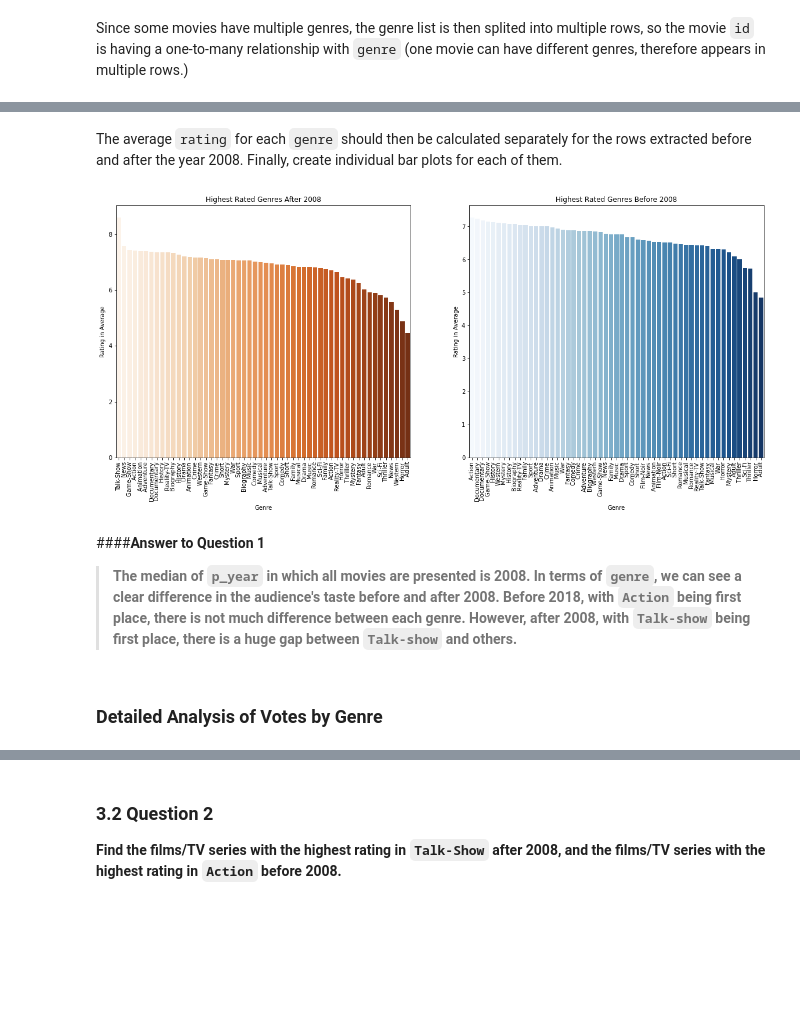
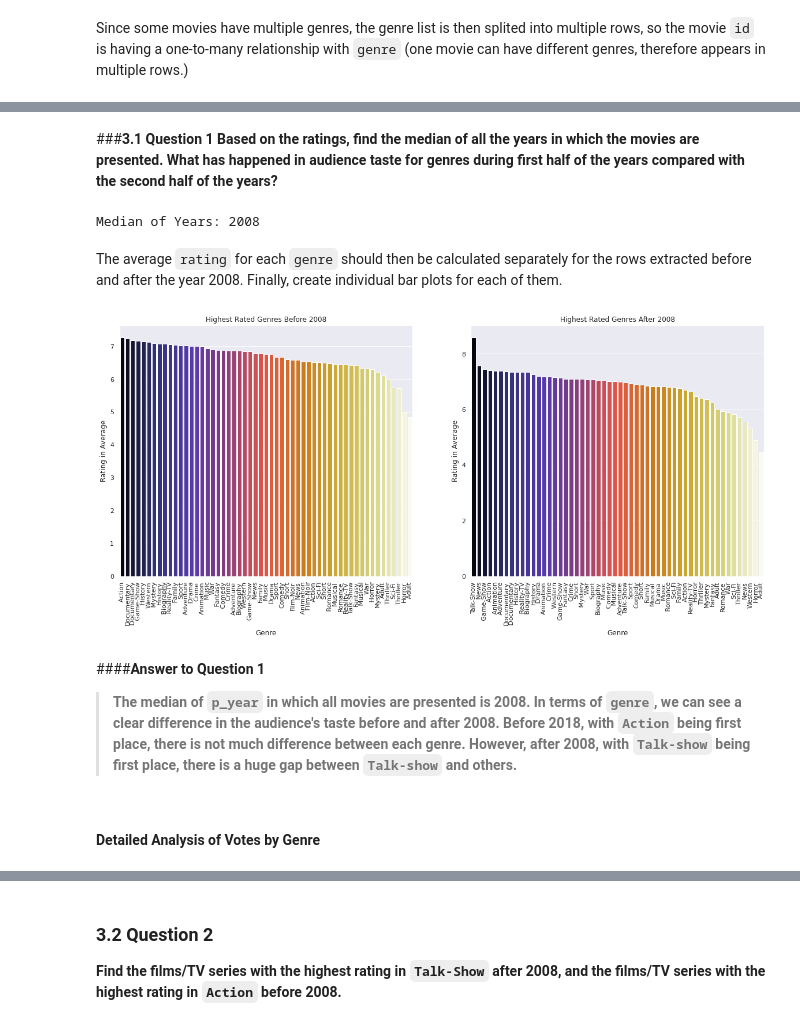
Before and after one commit to bdanielzhang/Analysis-Influencing_Factors_in_Global_Film_Rating, a Jupyter notebook: B6_Analysis_of_Influencing_Factors_in_Global_Film_Rating.ipynb, the cells around one changed output, grey strips where cells are left out. Cells and saved outputs as stored; diff of their text form; code cells hidden in the pictures; blank space fills up the shorter version.

```diff
--- a/B6_Analysis_of_Influencing_Factors_in_Global_Film_Rating.ipynb
+++ b/B6_Analysis_of_Influencing_Factors_in_Global_Film_Rating.ipynb
@@ -292,3 +468,11 @@ df_q1.head()
+# %% [markdown]
+###**3.1 Question 1**
+**Based on the ratings, find the median of all the years in which the movies are presented. What has happened in audience taste for genres during first half of the years compared with the second half of the years?**
+# %%
+#Check the median of years of all movies
+print('Median of Years:', round(df['p_year'].median()))
+# %% [output]
+Median of Years: 2008
 # %% [markdown]
 The average `rating` for each `genre` should then be calculated separately for the rows extracted before and after the year 2008. Finally, create individual bar plots for each of them.
 # %%
@@ -300,38 +484,39 @@ be4_2008 = df_q1[(df_q1['p_year'] < 2008) & (df_q1.id)]
 # %%
 # Find the average values of rating after 2008 grouped by genre and sort the outcome with descending
 genre_df1 = aft_2008.groupby(by ='genre').agg({"rating":"mean"})
 genre_df1 = genre_df1.sort_values(by ='rating', ascending = False)
 genre_df1
 
 # Find the average values of rating before 2008 grouped by genre and sort the outcome with descending
 genre_df2 = be4_2008.groupby(by ='genre').agg({"rating":"mean"})
 genre_df2 = genre_df2.sort_values(by ='rating', ascending = False)
 genre_df2
 
 # Make barplot for the average rating of each genre
 plt.figure(figsize = (20, 8))
+sns.color_palette("vlag", as_cmap=True)
+
 plt.subplot(1, 2, 1)
-plt.title('Highest Rated Genres After 2008')
-
-sns.barplot(x = genre_df1.index, y ='rating', data = genre_df1, palette = 'Oranges')
+plt.title('Highest Rated Genres Before 2008')
+sns.barplot(x = genre_df2.index, y ='rating', data = genre_df2, palette = 'CMRmap')
 plt.xlabel('Genre')
 plt.ylabel('Rating in Average')
 plt.xticks(rotation = 90)
 
 plt.subplot(1, 2, 2)
-plt.title('Highest Rated Genres Before 2008')
-sns.barplot(x = genre_df2.index,y ='rating',data=genre_df2, palette = 'Blues')
+plt.title('Highest Rated Genres After 2008')
+sns.barplot(x = genre_df1.index,y ='rating',data = genre_df1, palette = 'CMRmap')
 plt.xticks(rotation = 90)
 plt.xlabel('Genre')
 plt.ylabel('Rating in Average')
 plt.show()
 # %% [output]
-[figure, old version]
+[figure, new version]
 # %% [markdown]
 ####**Answer to Question 1**
 
 
 > **The median of `p_year` in which all movies are presented is 2008. In terms of `genre`, we can see a clear difference in the audience's taste before and after 2008. Before 2018, with `Action` being first place, there is not much difference between each genre. However, after 2008, with `Talk-show` being first place, there is a huge gap between `Talk-show` and others.**
 # %% [markdown]
-### **Detailed Analysis of Votes by Genre**
+#### **Detailed Analysis of Votes by Genre**
 # %%
```
Also changed, not shown: parts of 39 cells of this notebook.
